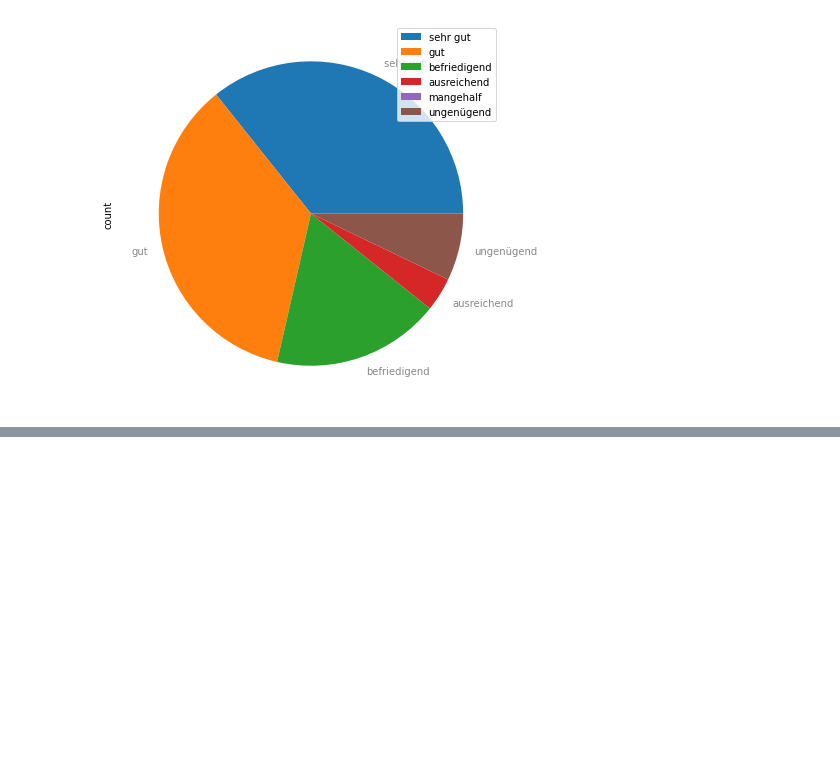
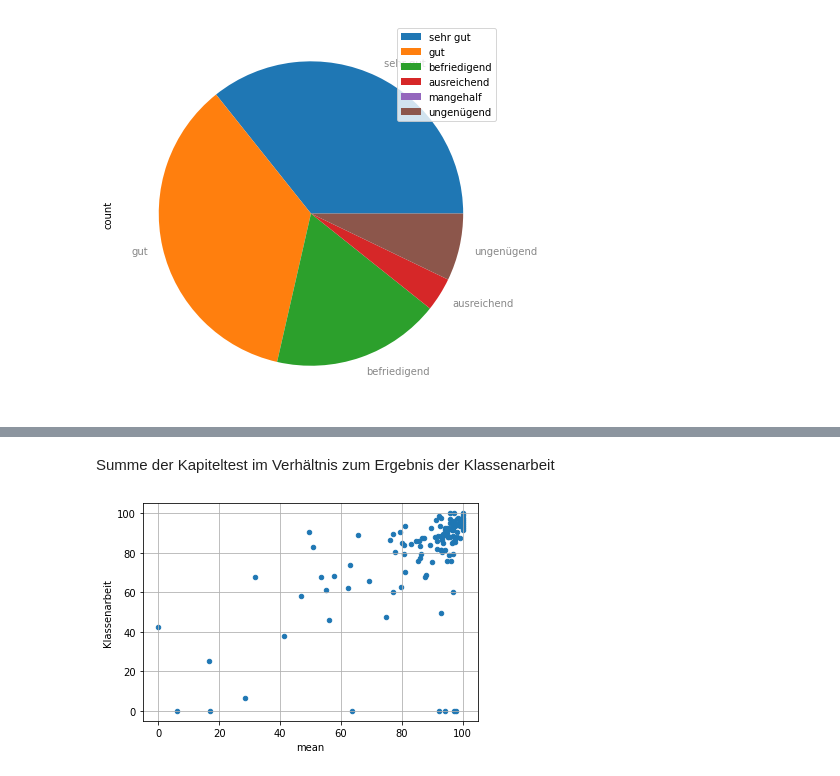
Before and after one commit to jtuttas/datenanalyse, a Jupyter notebook: Moodle.ipynb, the cells around one changed output, grey strips where cells are left out. Cells and saved outputs as stored; diff of their text form; code cells hidden in the pictures; blank space fills up the shorter version.

```diff
--- a/Moodle.ipynb
+++ b/Moodle.ipynb
@@ -98,0 +166,9 @@ plot = grades.plot.pie(y='count', figsize=(7, 7), textprops={'color':"#888888"})
+# %% [markdown]
+Summe der Kapiteltest im Verhältnis zum Ergebnis der Klassenarbeit
+# %%
+df['mean'] = df.iloc[:, 3:9].mean(axis=1)
+df.plot(x='mean', y='Klassenarbeit', kind='scatter')
+plt.grid(True)
+plt.show()
+# %% [output]
+[figure, added]
```
Also changed, not shown: parts of 7 cells of this notebook, 1 other file.
